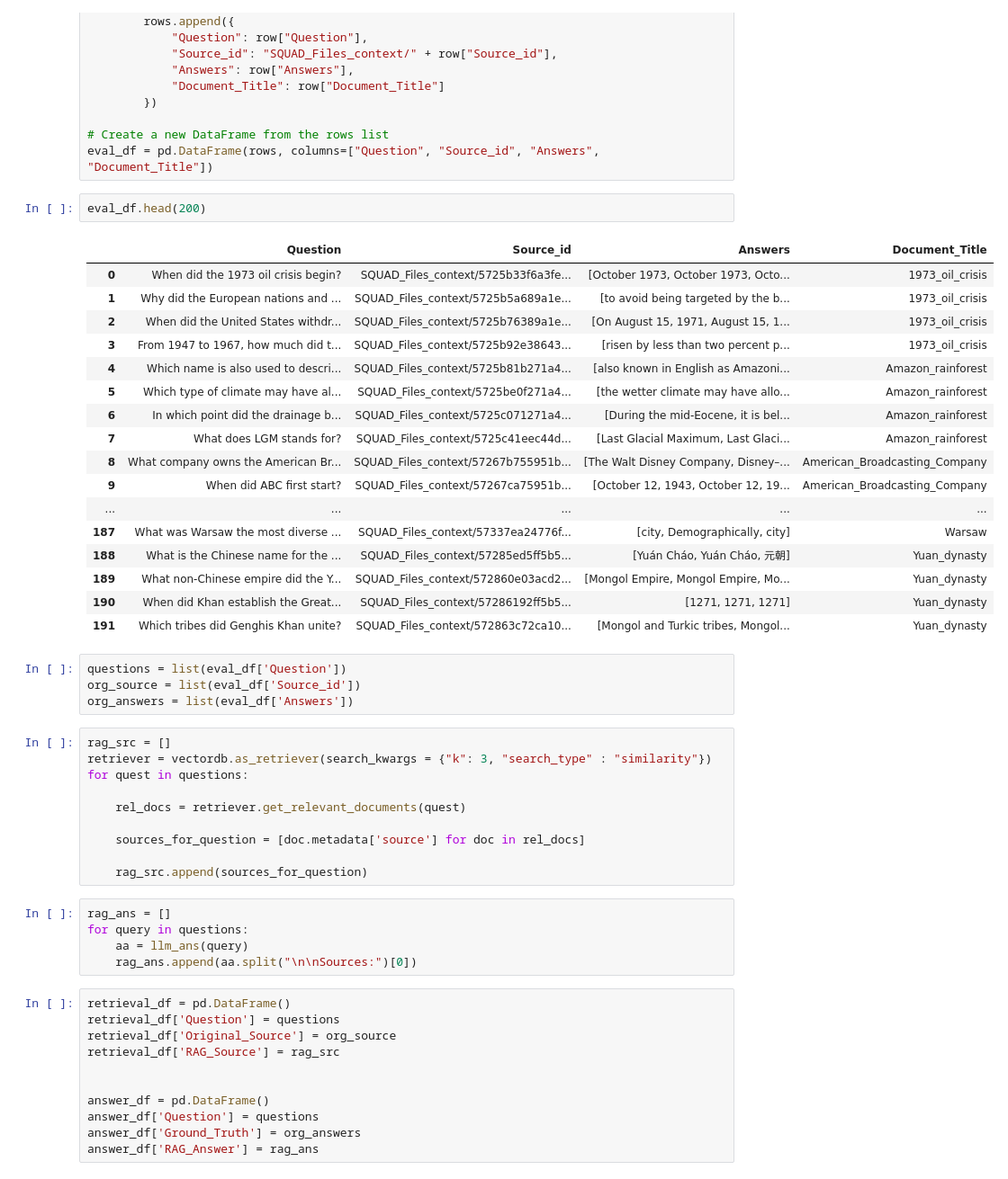
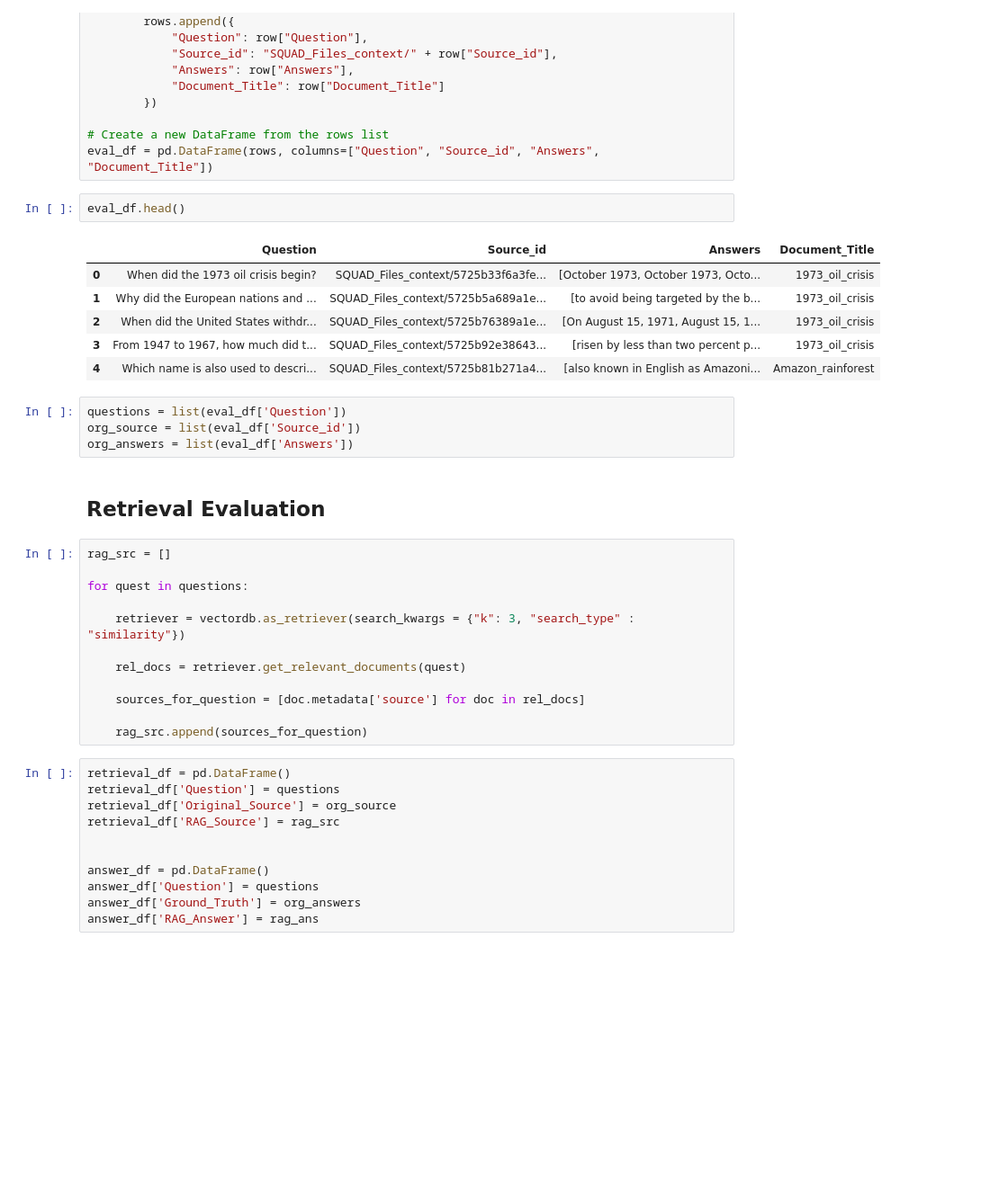
Before and after one commit to bivas16/RAG, a Jupyter notebook: RAG_Squad.ipynb, the cells around one changed output. Shown: that part at 90% size. Cells and saved outputs as stored; diff of their text form; blank space fills up the shorter version.

```diff
--- a/RAG_Squad.ipynb
+++ b/RAG_Squad.ipynb
@@ -349,44 +300,32 @@ for name, group in grouped:
 # Create a new DataFrame from the rows list
 eval_df = pd.DataFrame(rows, columns=["Question", "Source_id", "Answers", "Document_Title"])
 # %%
-eval_df.head(200)
+eval_df.head()
 # %% [output]
 |  | Question | Source_id | Answers | Document_Title |
 | 0 | When did the 1973 oil crisis begin? | SQUAD_Files_context/5725b33f6a3fe... | [October 1973, October 1973, Octo... | 1973_oil_crisis |
 | 1 | Why did the European nations and ... | SQUAD_Files_context/5725b5a689a1e... | [to avoid being targeted by the b... | 1973_oil_crisis |
 | 2 | When did the United States withdr... | SQUAD_Files_context/5725b76389a1e... | [On August 15, 1971, August 15, 1... | 1973_oil_crisis |
 | 3 | From 1947 to 1967, how much did t... | SQUAD_Files_context/5725b92e38643... | [risen by less than two percent p... | 1973_oil_crisis |
 | 4 | Which name is also used to descri... | SQUAD_Files_context/5725b81b271a4... | [also known in English as Amazoni... | Amazon_rainforest |
-| 5 | Which type of climate may have al... | SQUAD_Files_context/5725be0f271a4... | [the wetter climate may have allo... | Amazon_rainforest |
-| 6 | In which point did the drainage b... | SQUAD_Files_context/5725c071271a4... | [During the mid-Eocene, it is bel... | Amazon_rainforest |
-| 7 | What does LGM stands for? | SQUAD_Files_context/5725c41eec44d... | [Last Glacial Maximum, Last Glaci... | Amazon_rainforest |
-| 8 | What company owns the American Br... | SQUAD_Files_context/57267b755951b... | [The Walt Disney Company, Disney–... | American_Broadcasting_Company |
-| 9 | When did ABC first start? | SQUAD_Files_context/57267ca75951b... | [October 12, 1943, October 12, 19... | American_Broadcasting_Company |
-| ... | ... | ... | ... | ... |
-| 187 | What was Warsaw the most diverse ... | SQUAD_Files_context/57337ea24776f... | [city, Demographically, city] | Warsaw |
-| 188 | What is the Chinese name for the ... | SQUAD_Files_context/57285ed5ff5b5... | [Yuán Cháo, Yuán Cháo, 元朝] | Yuan_dynasty |
-| 189 | What non-Chinese empire did the Y... | SQUAD_Files_context/572860e03acd2... | [Mongol Empire, Mongol Empire, Mo... | Yuan_dynasty |
-| 190 | When did Khan establish the Great... | SQUAD_Files_context/57286192ff5b5... | [1271, 1271, 1271] | Yuan_dynasty |
-| 191 | Which tribes did Genghis Khan unite? | SQUAD_Files_context/572863c72ca10... | [Mongol and Turkic tribes, Mongol... | Yuan_dynasty |
 # %%
 questions = list(eval_df['Question'])
 org_source = list(eval_df['Source_id'])
 org_answers = list(eval_df['Answers'])
+# %% [markdown]
+## Retrieval Evaluation
 # %%
 rag_src = []
-retriever = vectordb.as_retriever(search_kwargs = {"k": 3, "search_type" : "similarity"})
+
 for quest in questions:
+
+    retriever = vectordb.as_retriever(search_kwargs = {"k": 3, "search_type" : "similarity"})
 
     rel_docs = retriever.get_relevant_documents(quest)
 
     sources_for_question = [doc.metadata['source'] for doc in rel_docs]
 
     rag_src.append(sources_for_question)
-# %%
-rag_ans = []
-for query in questions:
-    aa = llm_ans(query)
-    rag_ans.append(aa.split("\n\nSources:")[0])
 # %%
 retrieval_df = pd.DataFrame()
 retrieval_df['Question'] = questions
```
Also changed, not shown: parts of 47 cells of this notebook.
